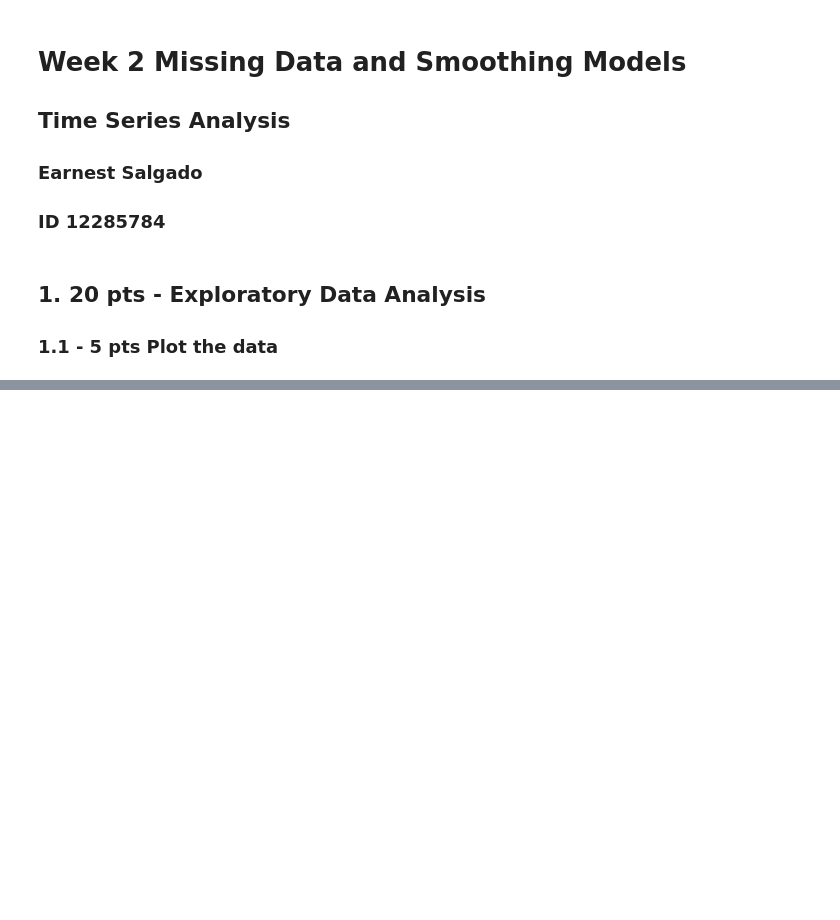
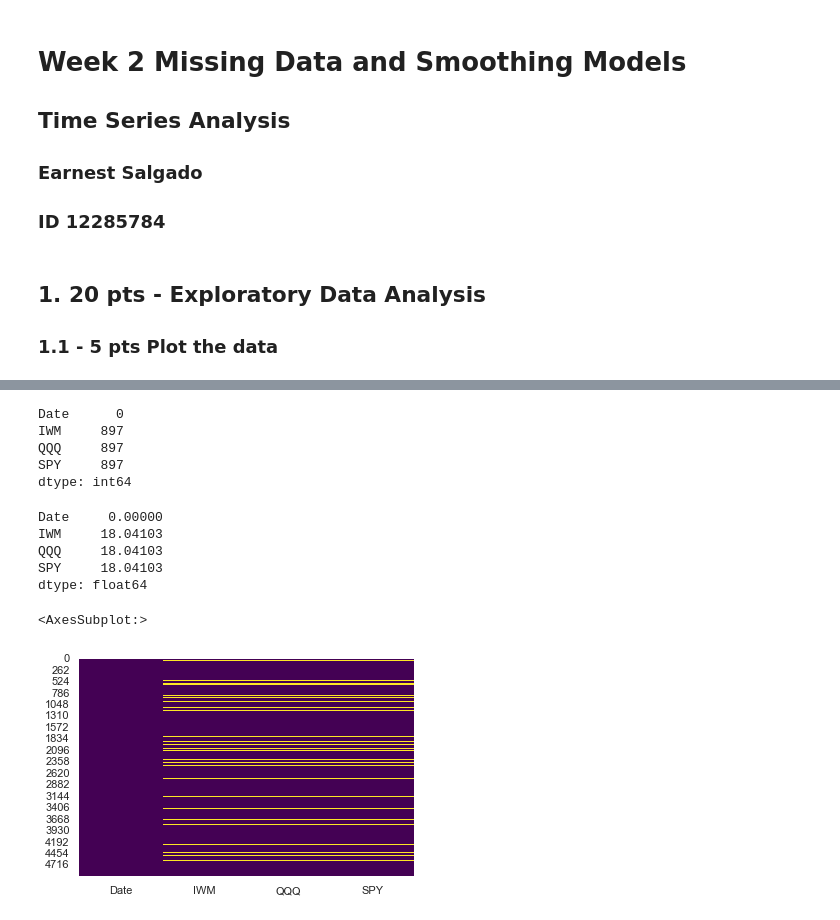
Before and after one commit to earnestsalgado/time-series-analysis_spr22, a Jupyter notebook: HW2/Week 2 Assignment Missing Data and Smoothing Models.ipynb, the cells around one changed output, grey strips where cells are left out. Saved outputs shown, nothing was run; the diff lists cells and outputs as text; code cells hidden in the pictures; blank space fills up the shorter version.

```diff
--- a/HW2/Week 2 Assignment Missing Data and Smoothing Models.ipynb
+++ b/HW2/Week 2 Assignment Missing Data and Smoothing Models.ipynb
@@ -32,0 +80,23 @@ warnings.filterwarnings('ignore')
+# %%
+df.isnull().sum()
+# %% [output]
+Date      0
+IWM     897
+QQQ     897
+SPY     897
+dtype: int64
+# %%
+percent_missing = df.isnull().sum() * 100 / len(df)
+percent_missing
+# %% [output]
+Date     0.00000
+IWM     18.04103
+QQQ     18.04103
+SPY     18.04103
+dtype: float64
+# %%
+# Visualizing the missing values
+sns.heatmap(df.isnull(),cbar=False,cmap='viridis')
+# %% [output]
+<AxesSubplot:>
+[figure, added]
```
Also changed, not shown: parts of 26 cells of this notebook.
